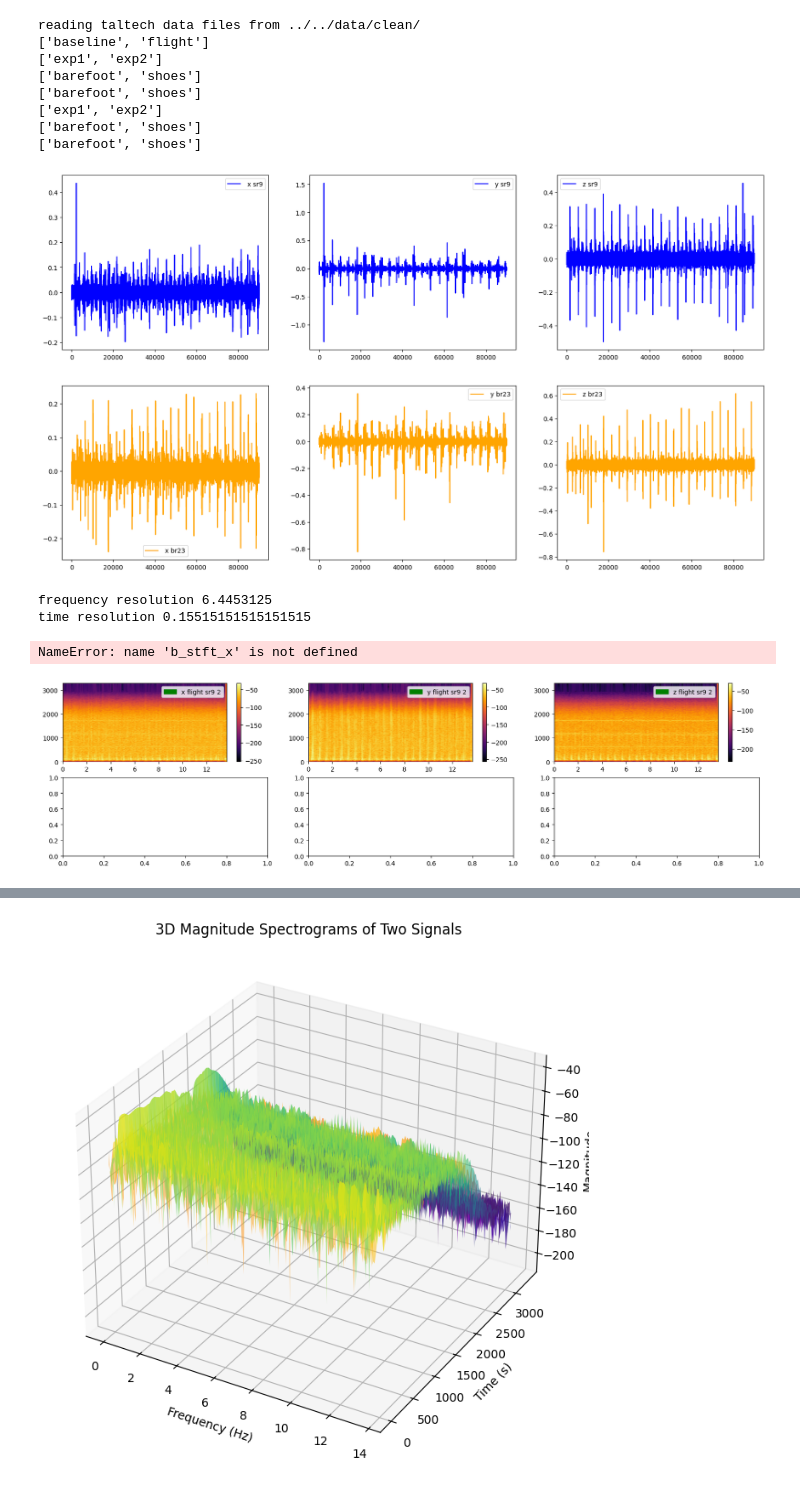
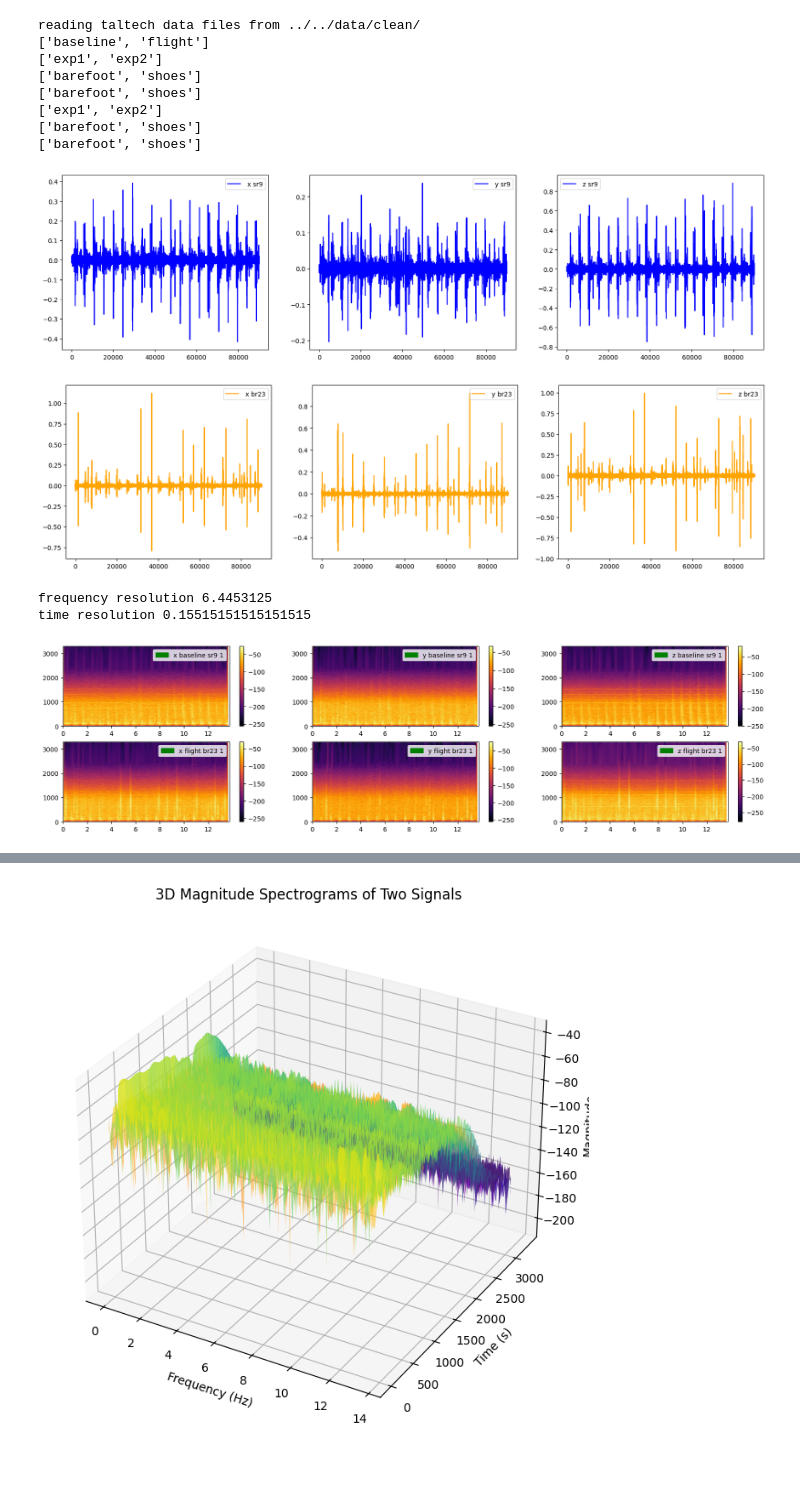
Before and after one commit to mcrooks83/ESA_85th_pbf_campaign_os, a Jupyter notebook: data_processing/TalTech/2. spectogram.ipynb, the cells around one changed output, grey strips where cells are left out. Drawn from its saved outputs; the diff is of its cells as text; code cells hidden in the pictures.

```diff
--- a/data_processing/TalTech/2. spectogram.ipynb
+++ b/data_processing/TalTech/2. spectogram.ipynb
@@ -127,20 +127,11 @@ filter_params = {
 }
 # %%
-def amplitude_normal(signal):
-    sig = np.array(signal)
-    data_min = min(sig)
-    data_max = max(sig)
-    normal = (sig - data_min) / (data_max - data_min)
-    return normal.tolist()
+env = "baseline"
+env2 = "flight"
+exp = 1
 
-def minmax_normalize(signal):
-    sig = np.array(signal)
-    data_min = np.min(sig)
-    data_max = np.max(sig)
-    return (2 * (sig - data_min) / (data_max - data_min) - 1).tolist()
 
-env = "flight"
-exp = 2
+## COMPARISONS ##
 #s = "sw5"
 #b = "bw19"
 #s= "sr9"#"sw5"
@@ -151,9 +142,21 @@ b="br23"
 #s = "sj11"
 #b = "bj24"
 
-df_s = data[env][f"exp{str(exp)}"]["shoes"][s]
-df_b = data[env][f"exp{str(exp)}"]['barefoot'][b]
+# compare shoes on ground to shoes in flight
+#df_s = data[env][f"exp{str(exp)}"]["shoes"][s]
+#df_b = data[env2][f"exp{str(exp)}"]["shoes"][s]
 
+# compare barefoot on ground to barefoot in flight
+df_s = data[env][f"exp{str(exp)}"]['barefoot'][b]
+df_b = data[env2][f"exp{str(exp)}"]['barefoot'][b]
+
+# compare shoes to barefoot in flight
+#df_s = data[env2][f"exp{str(exp)}"]["shoes"][s]
+#df_b = data[env2][f"exp{str(exp)}"]['barefoot'][b]
+
+
+
+################################################################################
 use_mag = False
 s_sig = compute_hf_vibration_signal(df_s, filter_params, use_mag=use_mag)
 b_sig = compute_hf_vibration_signal(df_b, filter_params, use_mag=use_mag)
@@ -185,8 +188,8 @@ else:
     ax[2].plot(b_sig[2], color="orange", label=f" z {b}")
     ax[2].legend()
 # %% [output]
-[figure, old version]
+[figure, new version]
-[figure, old version]
+[figure, new version]
 # %%
 #some more helpers
 def compute_power_spectrum(fft_mag):
@@ -209,7 +212,7 @@ def compute_stft(signal, fs, window, seg_len, overlap, nfft):
 
 #next fft points value int(math.pow(2, math.ceil(math.log2(len(data)))))
 nperseg = 1024  #8192 # Number of samples per segment
-overlap = nperseg // 2 # 50 % overlaps
+overlap = nperseg // 4 # 50 % overlaps
 window = hann(nperseg)
 nfft = 1024     # FFT points
 
@@ -235,7 +238,7 @@ time resolution 0.15515151515151515
 # plot the spectograms
 
 if(use_mag):
-    fig, ax = plt.subplots(1,2, figsize=(20, 5))
+    fig, ax = plt.subplots(1,2, figsize=(20, 10))
     c_scheme= "inferno"#"inferno" # viridis
     # shoe trial
     cax = ax[0].pcolormesh(s_stft[1], s_stft[0], s_stft[2], shading='gouraud', cmap=c_scheme)
@@ -255,38 +258,37 @@ else:
     c_scheme= "inferno"#"inferno" # viridis
     # shoe trial
     cax = ax[0][0].pcolormesh(s_stft_x[1], s_stft_x[0], s_stft_x[2], shading='gouraud', cmap=c_scheme)
     cbar = fig.colorbar(cax, ax=ax[0][0])
     legend_patch = mpatches.Patch(color="green", label=f"x {env} {s} {exp}")
     ax[0][0].legend(handles=[legend_patch])
 
     cax = ax[0][1].pcolormesh(s_stft_y[1], s_stft_y[0], s_stft_y[2], shading='gouraud', cmap=c_scheme)
     cbar = fig.colorbar(cax, ax=ax[0][1])
     legend_patch = mpatches.Patch(color="green", label=f"y {env} {s} {exp}")
     ax[0][1].legend(handles=[legend_patch])
 
     cax = ax[0][2].pcolormesh(s_stft_z[1], s_stft_z[0], s_stft_z[2], shading='gouraud', cmap=c_scheme)
     cbar = fig.colorbar(cax, ax=ax[0][2])
     legend_patch = mpatches.Patch(color="green", label=f"z {env} {s} {exp}")
     ax[0][2].legend(handles=[legend_patch])
 
     # barefoot trial
     cax = ax[1][0].pcolormesh(b_stft_x[1], b_stft_x[0], b_stft_x[2], shading='gouraud', cmap=c_scheme)
     cbar = fig.colorbar(cax, ax=ax[1][0])
-    legend_patch = mpatches.Patch(color="green", label=f"x {env} {b} {exp}")
+    legend_patch = mpatches.Patch(color="green", label=f"x {env2} {b} {exp}")
     ax[1][0].legend(handles=[legend_patch])
 
     cax = ax[1][1].pcolormesh(b_stft_y[1], b_stft_y[0], b_stft_y[2], shading='gouraud', cmap=c_scheme)
     cbar = fig.colorbar(cax, ax=ax[1][1])
-    legend_patch = mpatches.Patch(color="green", label=f"y {env} {b} {exp}")
+    legend_patch = mpatches.Patch(color="green", label=f"y {env2} {b} {exp}")
     ax[1][1].legend(handles=[legend_patch])
 
     cax = ax[1][2].pcolormesh(b_stft_z[1], b_stft_z[0], b_stft_z[2], shading='gouraud', cmap=c_scheme)
     cbar = fig.colorbar(cax, ax=ax[1][2])
-    legend_patch = mpatches.Patch(color="green", label=f"z {env} {b} {exp}")
+    legend_patch = mpatches.Patch(color="green", label=f"z {env2} {b} {exp}")
     ax[1][2].legend(handles=[legend_patch])
 # %% [output]
-NameError: name 'b_stft_x' is not defined
-[figure, old version]
+[figure, new version]
 # %%
 # transfer fucntion -> divide the barefoot / shoes (shoes is the reference)
 # PSD is better to do this with - use welch for this.
```
Also changed, not shown: parts of 4 cells of this notebook, 10 other files.
